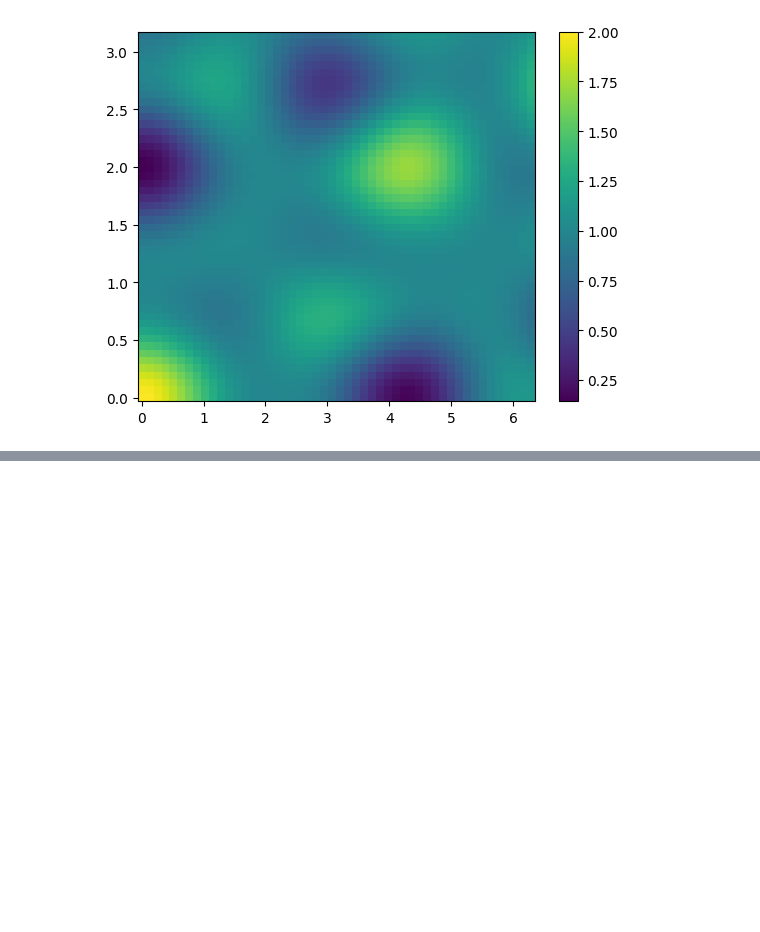
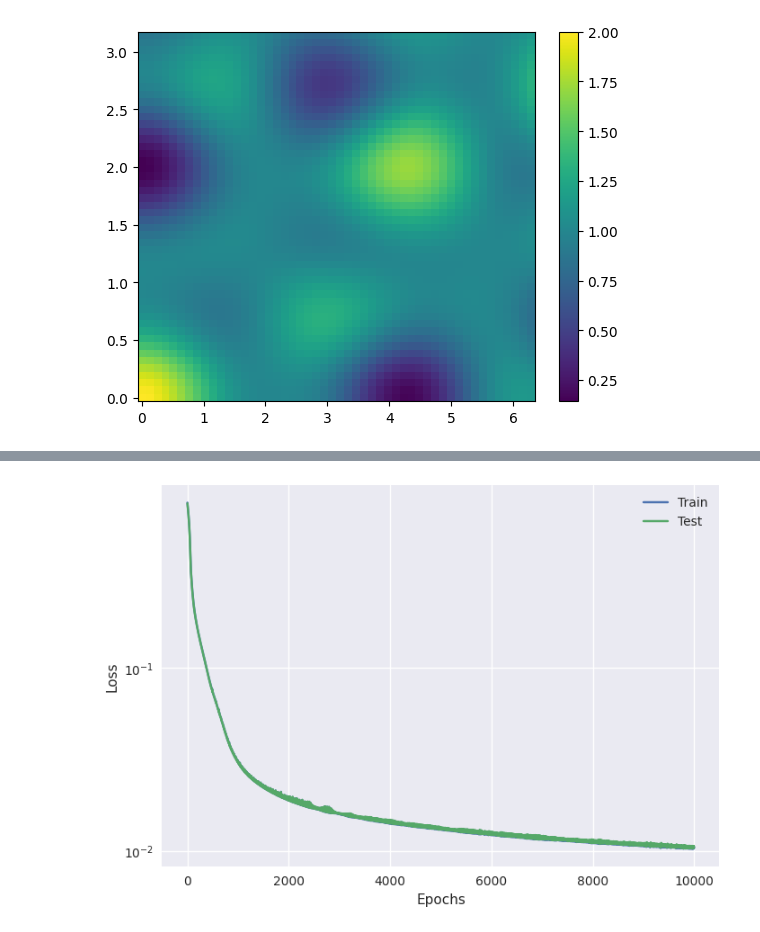
Before and after one commit to cchapmanbird/poplar, a Jupyter notebook: examples/end_to_end_example.ipynb, the cells around one changed output, grey strips where cells are left out. Cells and saved outputs as stored; diff of their text form; code cells hidden in the pictures; blank space fills up the shorter version.

```diff
--- a/examples/end_to_end_example.ipynb
+++ b/examples/end_to_end_example.ipynb
@@ -56,20 +63,20 @@ m1 = np.random.uniform(1, 100, n_train)
 m2 = np.random.uniform(1, 100, n_train)
 dL = np.random.uniform(0.01, 1, n_train)
 alpha = np.random.uniform(0, 2*np.pi, n_train)
-delta = np.random.uniform(0, 2*np.pi, n_train)
+delta = np.random.uniform(0, np.pi, n_train)
 
 true_snrs = snr(m1, m2, dL , alpha, delta)
 xdata = torch.as_tensor(np.vstack((m1, m2, alpha, delta)).T, device=device).float()
 ydata = torch.as_tensor(true_snrs * dL, device=device).float()
 # %%
 # define a rescaler, which handles the scaling of input data to facilitate training
-rescaler = ZScoreRescaler(xdata, ydata)
+rescaler = ZScoreRescaler(xdata, ydata, yfunctions=[torch.log, torch.exp])
 # %%
 # define the neural network
 model = LinearModel(
     in_features=4,
     out_features=1,
-    neurons=[128, 128, 128,],
+    neurons=[128, 128, 128, 128],
     activation=torch.nn.ReLU,
     rescaler=rescaler
 )
@@ -121,4 +117,5 @@ ydata = torch.as_tensor(true_snrs, device=device).float()
-# %%
-# pred = model.run_on_dataset(xdata, luminosity_distances=torch.as_tensor(dL[:int(9e5)], device=device).float()).cpu().numpy()
-pred = model.run_on_dataset(xdata).cpu().numpy()
-actual = true_snrs# / dL
+# %%
+with plt.style.context("seaborn"):
+    loss_plot(model.loss_curves[0], model.loss_curves[1])
+# %% [output]
+[figure, added]
```
Also changed, not shown: parts of 21 cells of this notebook.
